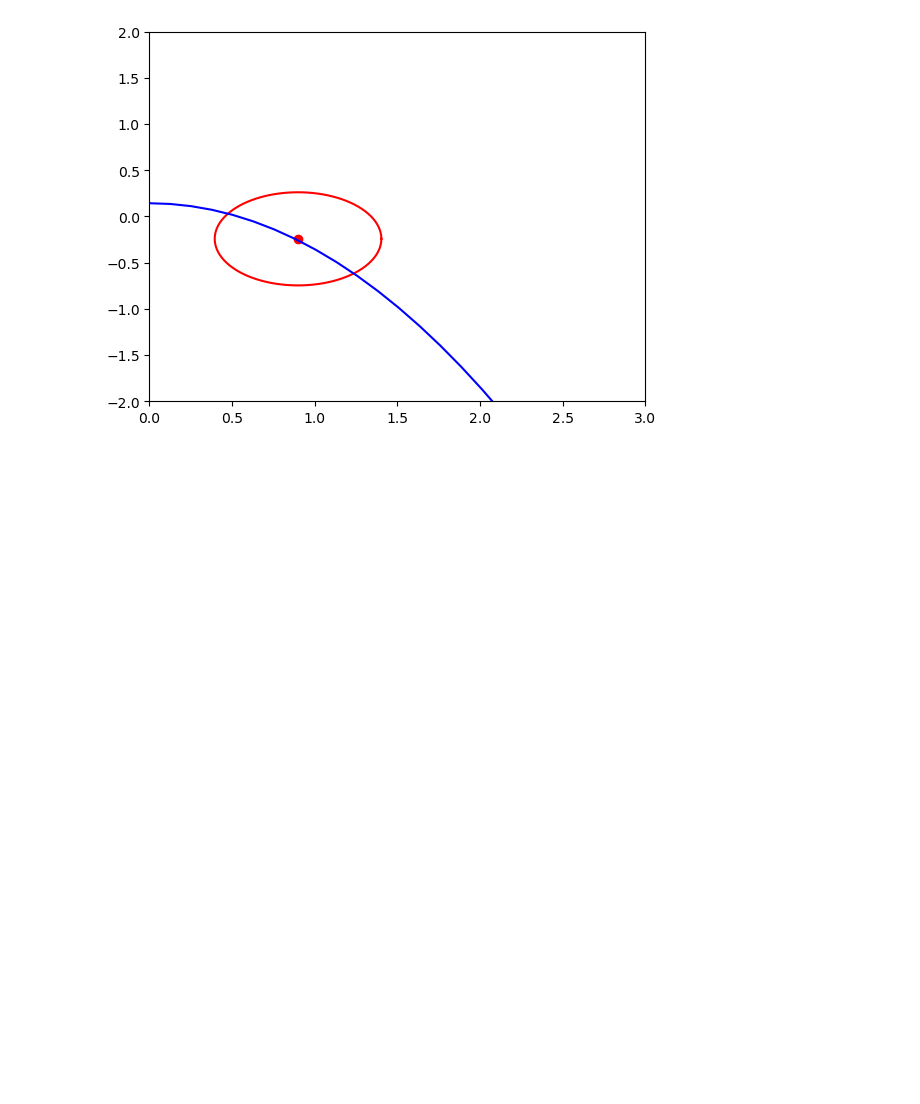
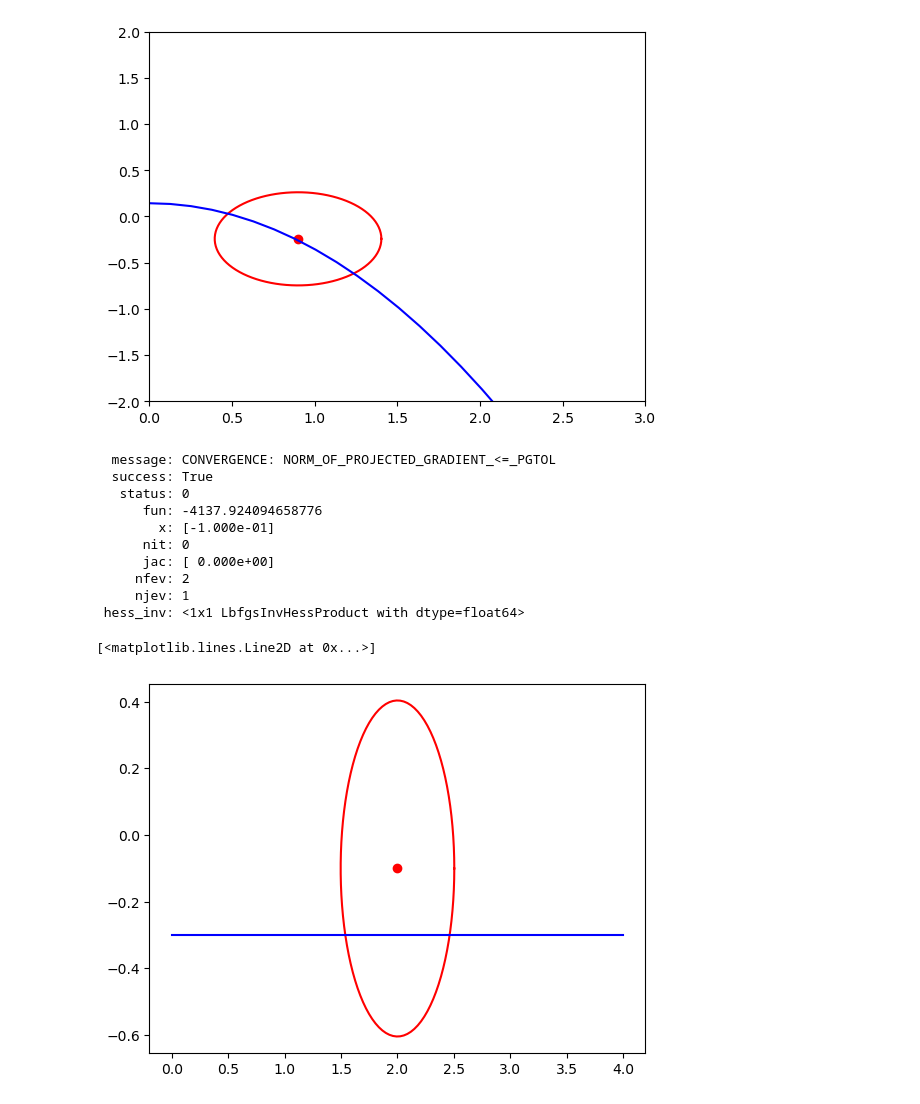
Before and after one commit to pilipb/DP4-code, a Jupyter notebook: optimisation.ipynb, the cells around one changed output. Cells and saved outputs as stored; diff of their text form; code cells hidden in the pictures; blank space fills up the shorter version.

Commit message:
undershot optimised

```diff
--- a/optimisation.ipynb
+++ b/optimisation.ipynb
@@ -66,3 +66,55 @@ Optimization terminated successfully.
          Function evaluations: 210
 (-2.0, 2.0)
 [figure]
+# %%
+# define a generic river object
+river = river_obj(0.7, 0.3, 3)
+
+# define the turbine
+radius = 0.504
+width = 1.008
+num_blades = 6
+# x_centre = 0
+# y_centre = 0
+
+under_turbine = underTurbine(radius,width, num_blades, 0.3, river)
+
+# first define the function to be optimised
+def fun(y):
+    # define the power
+    power = under_turbine.analysis(y , RPM = 15)
+
+    return -power
+
+# max depth
+max_depth = -river.depth + radius
+
+# run the optimisation
+res = opt.minimize(fun, -0.1, bounds = [(-1, 3)])
+
+print(res)
+
+# newx, newy = res.allvecs[-1]
+
+# reinstantiate the turbine
+under_turbine = underTurbine(radius, width, num_blades, res.x, river)
+
+# plot the results - the turbine is in red
+plt.plot(under_turbine.x_centre, under_turbine.y_centre, 'ro')
+plt.plot(under_turbine.x, under_turbine.y, 'r')
+
+# plot the river as line at -river.depth
+plt.plot([-0,4], [-river.depth, -river.depth], 'b')
+# %% [output]
+  message: CONVERGENCE: NORM_OF_PROJECTED_GRADIENT_<=_PGTOL
+  success: True
+   status: 0
+      fun: -4137.924094658776
+        x: [-1.000e-01]
+      nit: 0
+      jac: [ 0.000e+00]
+     nfev: 2
+     njev: 1
+ hess_inv: <1x1 LbfgsInvHessProduct with dtype=float64>
+[<matplotlib.lines.Line2D at 0x...>]
+[figure, added]
```
Also changed, not shown: 1 other file.
